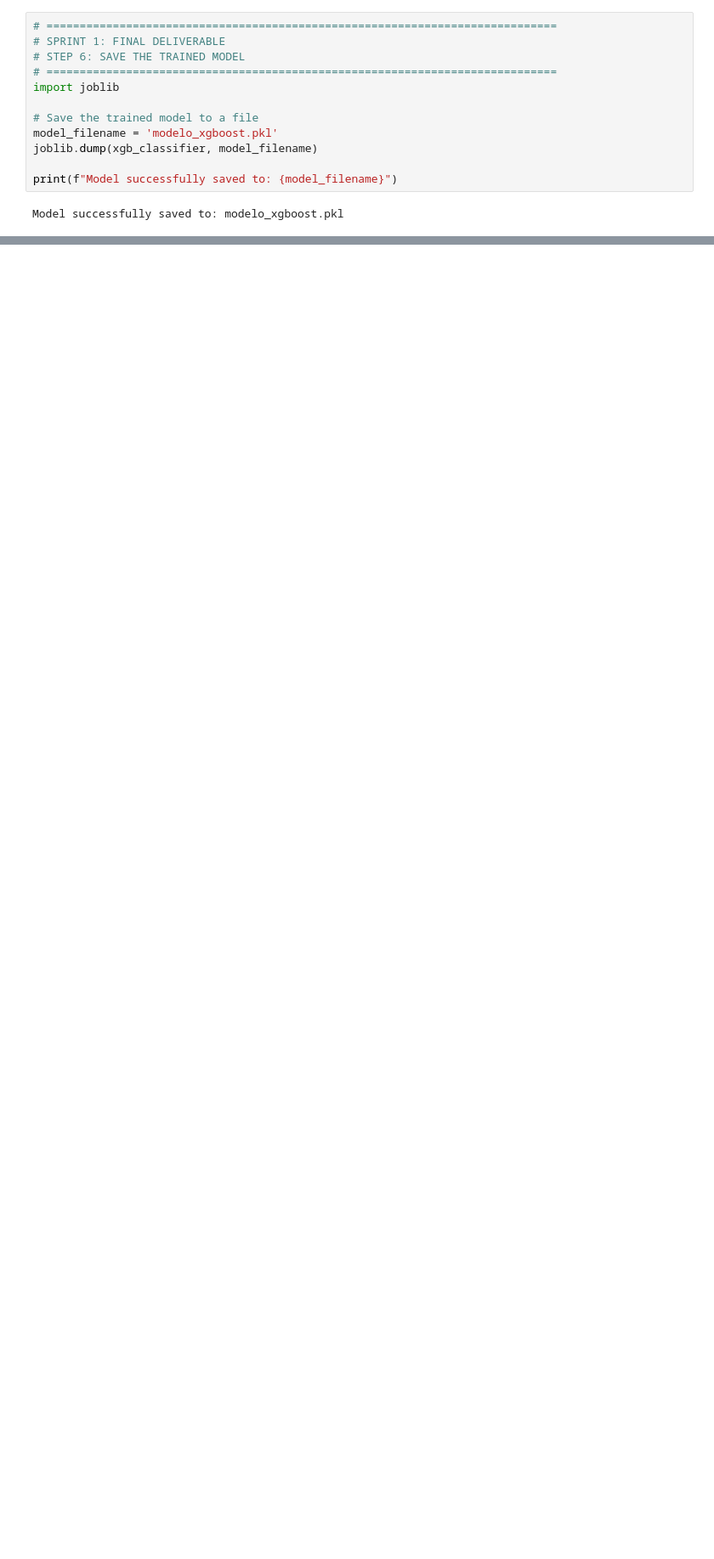
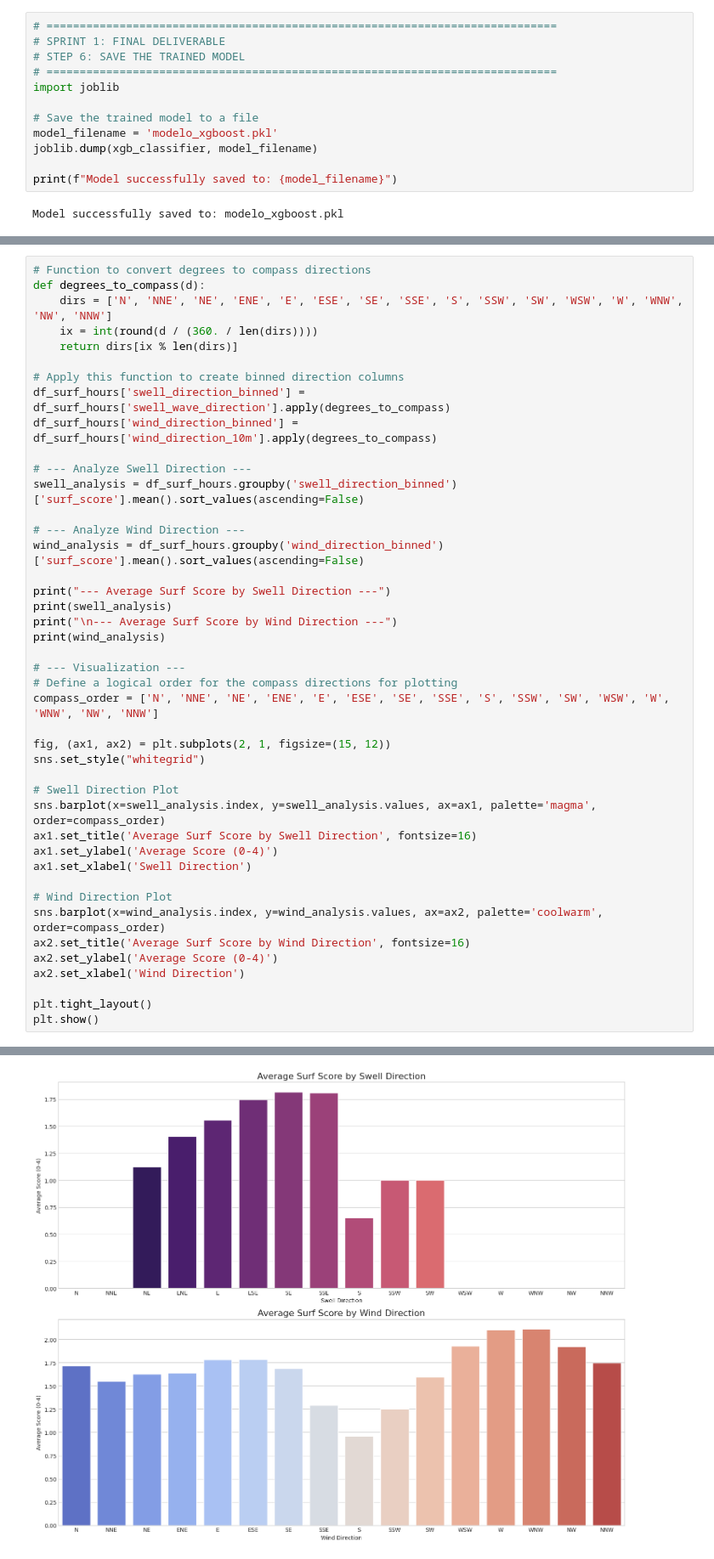
Before and after one commit to becolabs/SurfCast, a Jupyter notebook: 01_feature_exploration.ipynb, the cells around one changed output, grey strips where cells are left out. Shown at 85% size. Drawn from its saved outputs; the diff is of its cells as text; blank space fills up the shorter version.

```diff
--- a/01_feature_exploration.ipynb
+++ b/01_feature_exploration.ipynb
@@ -2184,0 +2818,44 @@ Model successfully saved to: modelo_xgboost.pkl
+# %%
+# Function to convert degrees to compass directions
+def degrees_to_compass(d):
+    dirs = ['N', 'NNE', 'NE', 'ENE', 'E', 'ESE', 'SE', 'SSE', 'S', 'SSW', 'SW', 'WSW', 'W', 'WNW', 'NW', 'NNW']
+    ix = int(round(d / (360. / len(dirs))))
+    return dirs[ix % len(dirs)]
+
+# Apply this function to create binned direction columns
+df_surf_hours['swell_direction_binned'] = df_surf_hours['swell_wave_direction'].apply(degrees_to_compass)
+df_surf_hours['wind_direction_binned'] = df_surf_hours['wind_direction_10m'].apply(degrees_to_compass)
+
+# --- Analyze Swell Direction ---
+swell_analysis = df_surf_hours.groupby('swell_direction_binned')['surf_score'].mean().sort_values(ascending=False)
+
+# --- Analyze Wind Direction ---
+wind_analysis = df_surf_hours.groupby('wind_direction_binned')['surf_score'].mean().sort_values(ascending=False)
+
+print("--- Average Surf Score by Swell Direction ---")
+print(swell_analysis)
+print("\n--- Average Surf Score by Wind Direction ---")
+print(wind_analysis)
+
+# --- Visualization ---
+# Define a logical order for the compass directions for plotting
+compass_order = ['N', 'NNE', 'NE', 'ENE', 'E', 'ESE', 'SE', 'SSE', 'S', 'SSW', 'SW', 'WSW', 'W', 'WNW', 'NW', 'NNW']
+
+fig, (ax1, ax2) = plt.subplots(2, 1, figsize=(15, 12))
+sns.set_style("whitegrid")
+
+# Swell Direction Plot
+sns.barplot(x=swell_analysis.index, y=swell_analysis.values, ax=ax1, palette='magma', order=compass_order)
+ax1.set_title('Average Surf Score by Swell Direction', fontsize=16)
+ax1.set_ylabel('Average Score (0-4)')
+ax1.set_xlabel('Swell Direction')
+
+# Wind Direction Plot
+sns.barplot(x=wind_analysis.index, y=wind_analysis.values, ax=ax2, palette='coolwarm', order=compass_order)
+ax2.set_title('Average Surf Score by Wind Direction', fontsize=16)
+ax2.set_ylabel('Average Score (0-4)')
+ax2.set_xlabel('Wind Direction')
+
+plt.tight_layout()
+plt.show()
+# %% [output]
@@ -2184,0 +2879 @@ Model successfully saved to: modelo_xgboost.pkl
+[figure, added]
```
Also changed, not shown: parts of 26 cells of this notebook, 3 other files.
